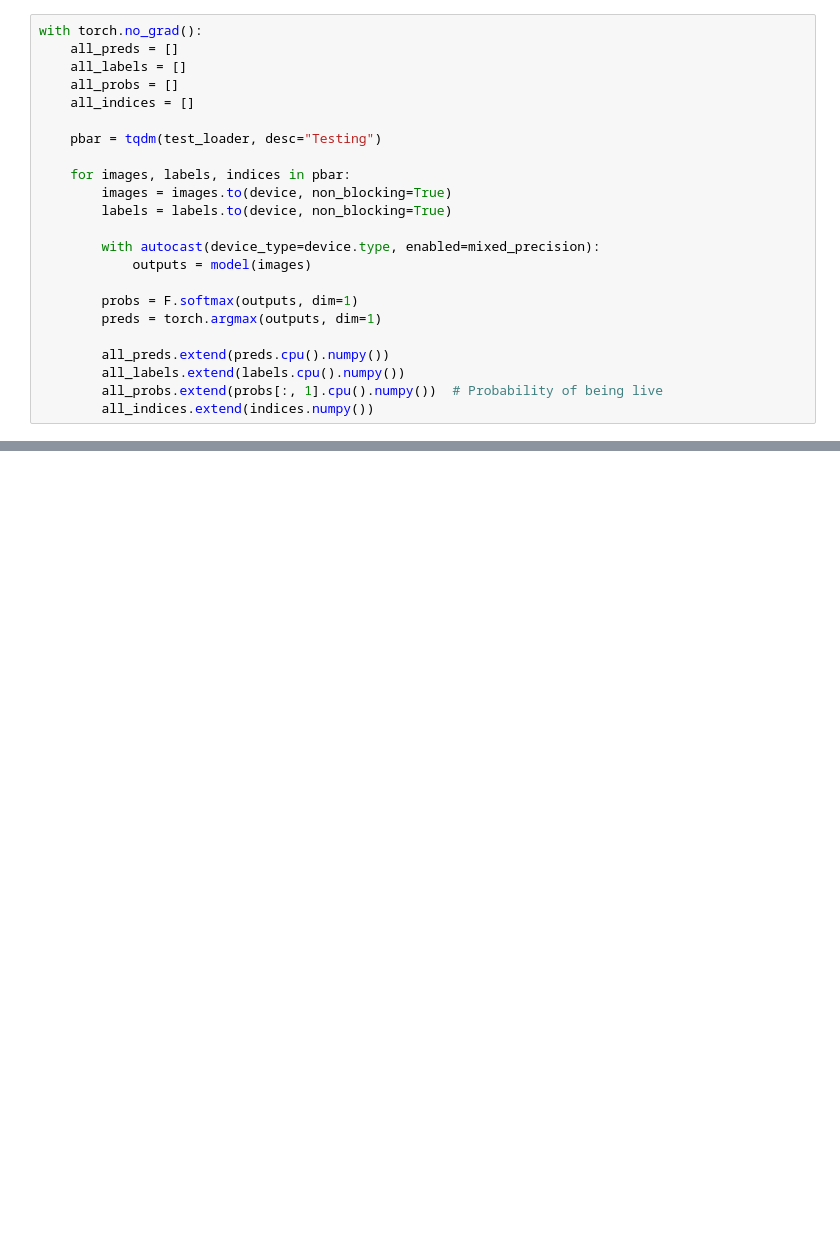
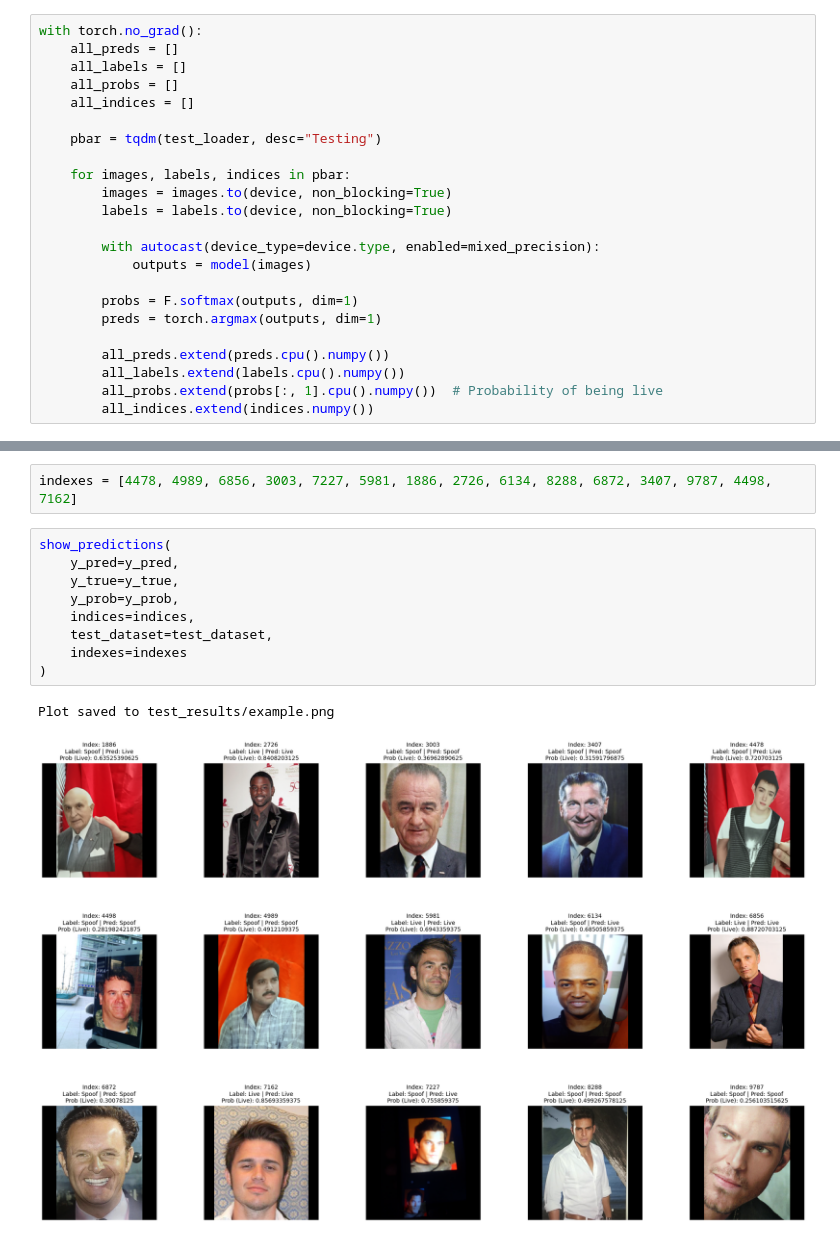
Before and after one commit to ridwanFatur/spoof-detection, a Jupyter notebook: 5. test.ipynb, the cells around one changed output, grey strips where cells are left out. Cells and saved outputs as stored; diff of their text form; blank space fills up the shorter version.

```diff
--- a/5. test.ipynb
+++ b/5. test.ipynb
@@ -184,0 +380,14 @@ with torch.no_grad():
+# %%
+indexes = [4478, 4989, 6856, 3003, 7227, 5981, 1886, 2726, 6134, 8288, 6872, 3407, 9787, 4498, 7162]
+# %%
+show_predictions(
+    y_pred=y_pred,
+    y_true=y_true,
+    y_prob=y_prob,
+    indices=indices,
+    test_dataset=test_dataset,
+    indexes=indexes
+)
+# %% [output]
+Plot saved to test_results/example.png
+[figure, added]
```
Also changed, not shown: parts of 17 cells of this notebook, 6 other files.
